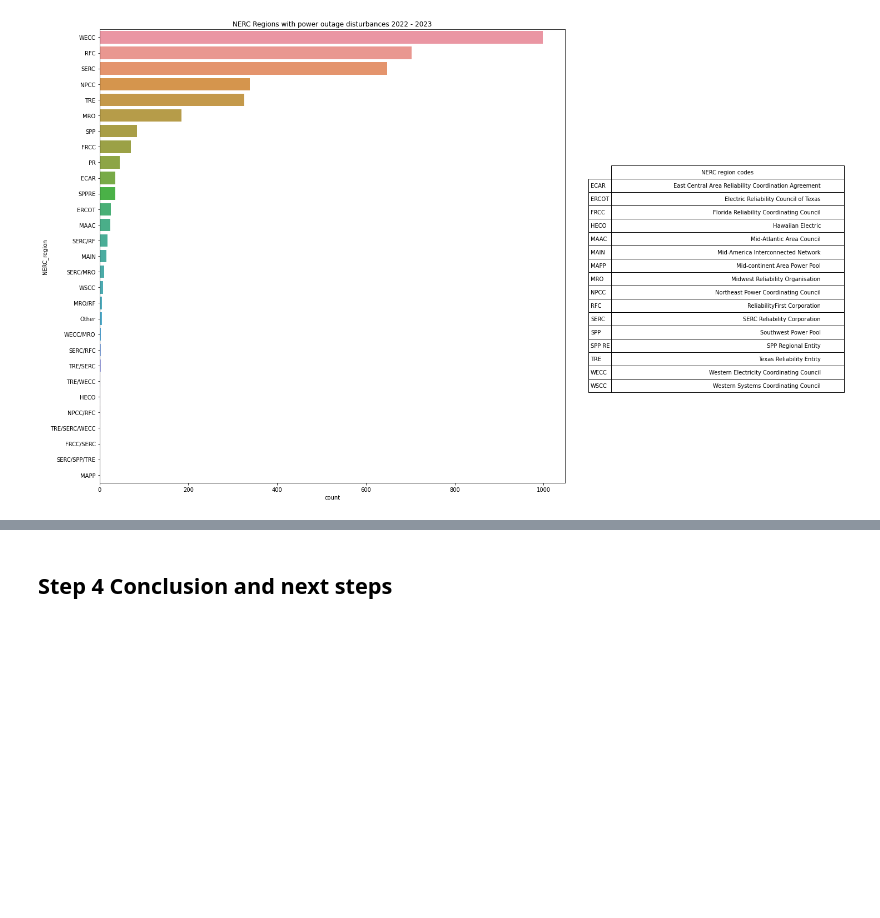
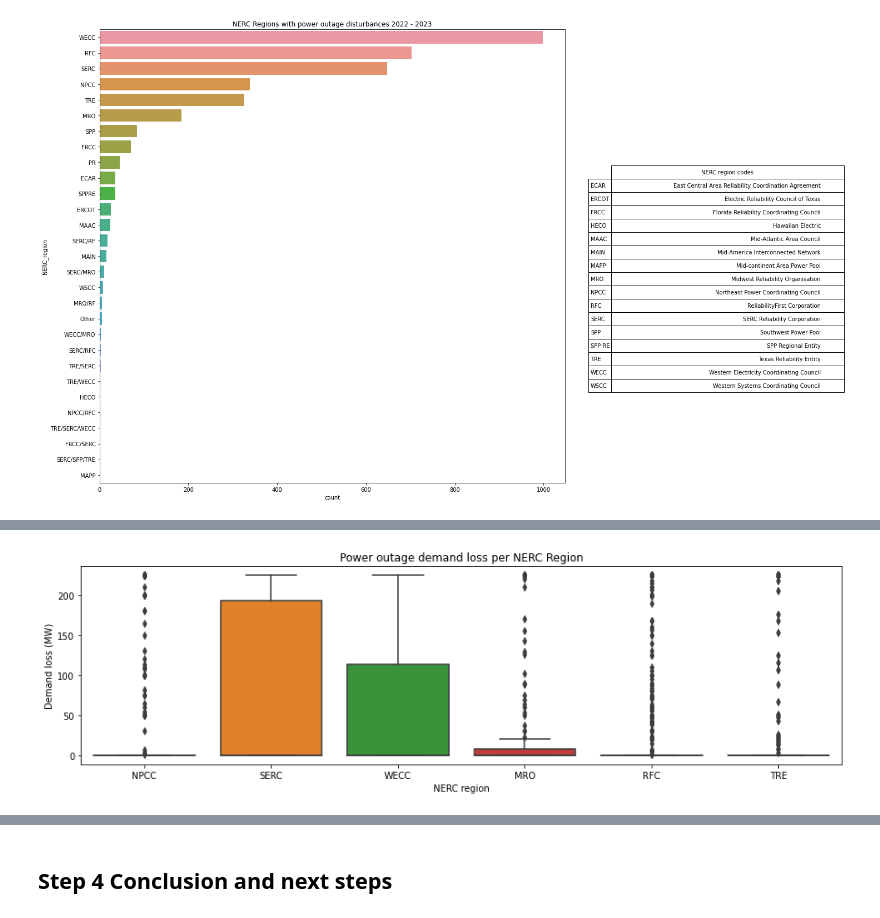
Before and after one commit to Meg-Guidry/maven_power_outage_challenge, a Jupyter notebook: Maven_Power_Outage_Challenge_Notebook.ipynb, the cells around one changed output, grey strips where cells are left out. Cells and saved outputs as stored; diff of their text form; code cells hidden in the pictures; blank space fills up the shorter version.

```diff
--- a/Maven_Power_Outage_Challenge_Notebook.ipynb
+++ b/Maven_Power_Outage_Challenge_Notebook.ipynb
@@ -699,0 +641,25 @@ memory usage: 113.1+ KB
+# %%
+# Finding IQR:
+q3 = disturbances["demand_loss_(MW)"].quantile(0.75)
+q1 = disturbances["demand_loss_(MW)"].quantile(0.25)
+iqr = q3 - q1
+
+# Get observations that are greater than 1.5 * iqr:
+upper_bound = q3 + (1.5 * iqr)
+lower_bound = q1 - (1.5 * iqr)
+
+disturbances["demand_loss_(MW)_clipped"] = np.clip(disturbances["demand_loss_(MW)"], lower_bound, upper_bound)
+# %%
+plt.figure(figsize=(15, 4))  #NOTE: Figsize needs to be executed before the boxplot method of else it will not apply
+sns.boxplot(
+    data=disturbances[disturbances['NERC_region'].isin(["WECC", "RFC", "SERC", "NPCC", "TRE", "MRO"])],
+    x='NERC_region',
+    y='demand_loss_(MW)_clipped' #Use the clipped data to get rid of outliers
+)
+
+plt.title("Power outage demand loss per NERC Region")
+plt.xlabel("NERC region")
+plt.ylabel("Demand loss (MW)")
+plt.show()
+# %% [output]
+[figure, added]
```
Also changed, not shown: parts of 44 cells of this notebook, 2 other files.
